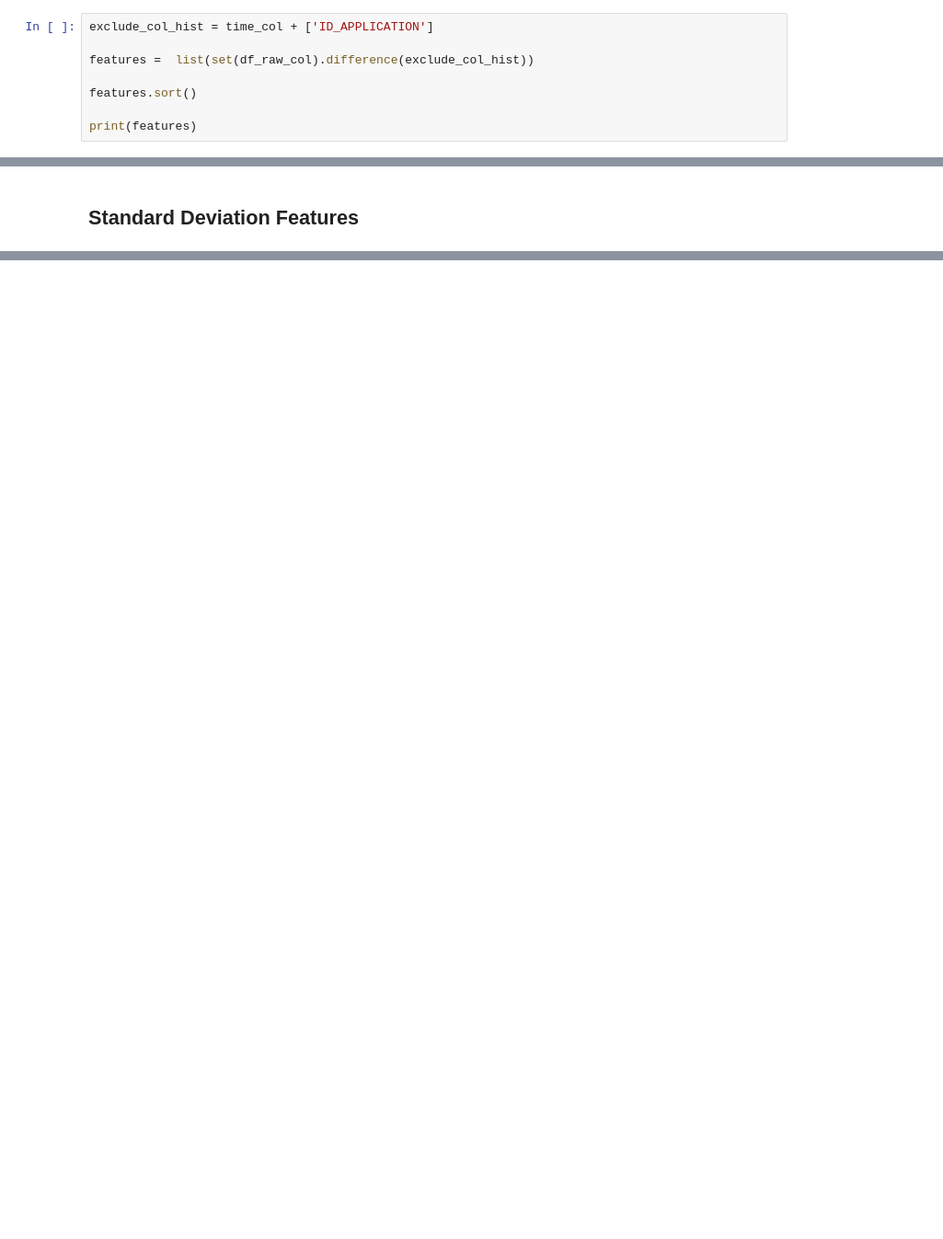
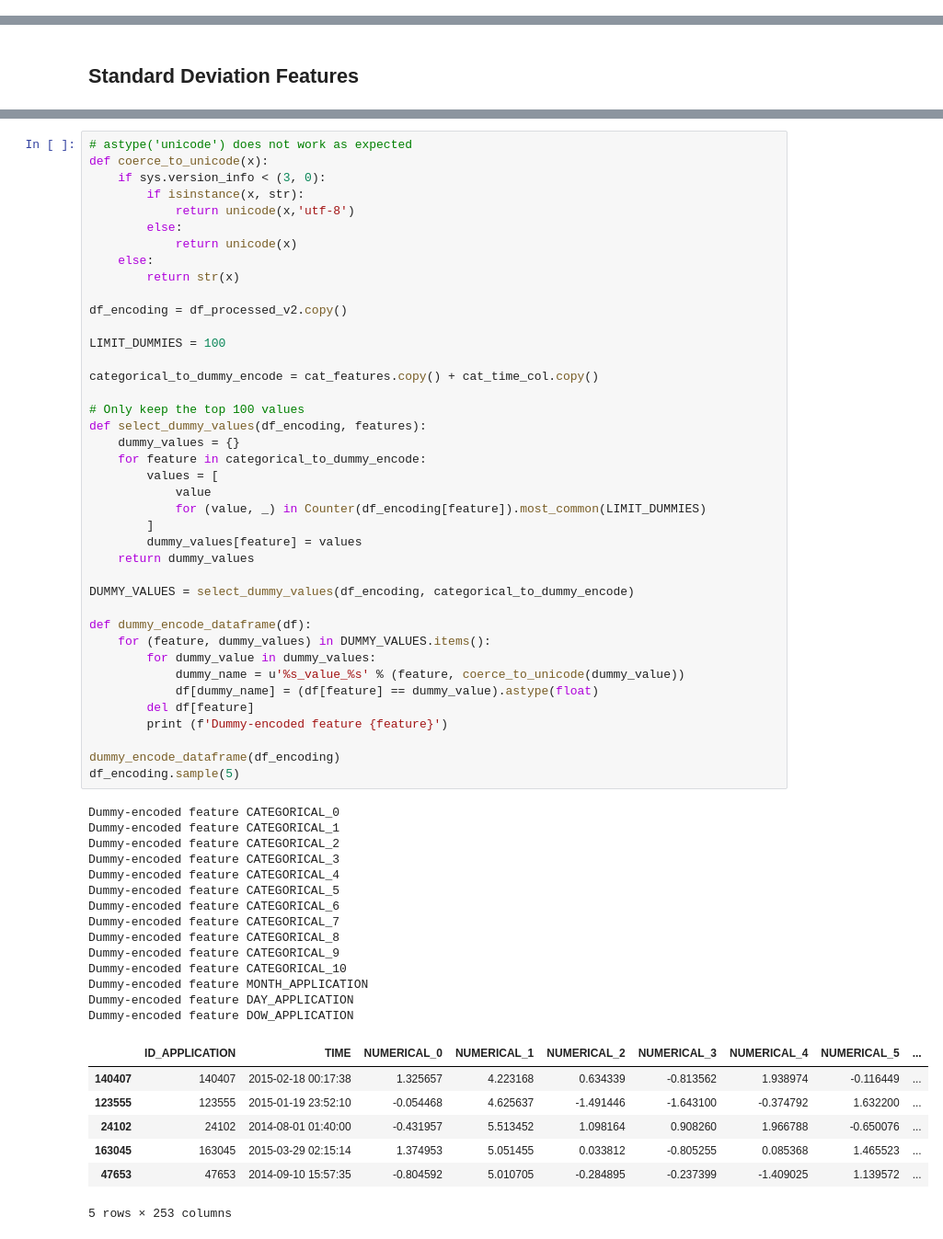
Before and after one commit to duongtruongtrong/hc_ds, a Jupyter notebook: duong_truong_hc_ds_assignment.ipynb, the cells around one changed output, grey strips where cells are left out. Shown at 92% size. Drawn from its saved outputs; the diff is of its cells as text; blank space fills up the shorter version.

```diff
--- a/duong_truong_hc_ds_assignment.ipynb
+++ b/duong_truong_hc_ds_assignment.ipynb
@@ -177,11 +189,3 @@ import numpy as np
 import seaborn as sns
 # %% [markdown]
 ### Histogram
-# %%
-exclude_col_hist = time_col + ['ID_APPLICATION']
-
-features =  list(set(df_raw_col).difference(exclude_col_hist))
-
-features.sort()
-
-print(features)
@@ -391,0 +401,62 @@ df_processed_v2[['NUMERICAL_40', 'NUMERICAL_40_std_dev_last_30_days', 'DATE_APPL
+# %%
+# astype('unicode') does not work as expected
+def coerce_to_unicode(x):
+    if sys.version_info < (3, 0):
+        if isinstance(x, str):
+            return unicode(x,'utf-8')
+        else:
+            return unicode(x)
+    else:
+        return str(x)
+
+df_encoding = df_processed_v2.copy()
+
+LIMIT_DUMMIES = 100
+
+categorical_to_dummy_encode = cat_features.copy() + cat_time_col.copy()
+
+# Only keep the top 100 values
+def select_dummy_values(df_encoding, features):
+    dummy_values = {}
+    for feature in categorical_to_dummy_encode:
+        values = [
+            value
+            for (value, _) in Counter(df_encoding[feature]).most_common(LIMIT_DUMMIES)
+        ]
+        dummy_values[feature] = values
+    return dummy_values
+
+DUMMY_VALUES = select_dummy_values(df_encoding, categorical_to_dummy_encode)
+
+def dummy_encode_dataframe(df):
+    for (feature, dummy_values) in DUMMY_VALUES.items():
+        for dummy_value in dummy_values:
+            dummy_name = u'%s_value_%s' % (feature, coerce_to_unicode(dummy_value))
+            df[dummy_name] = (df[feature] == dummy_value).astype(float)
+        del df[feature]
+        print (f'Dummy-encoded feature {feature}')
+
+dummy_encode_dataframe(df_encoding)
+df_encoding.sample(5)
+# %% [output]
+Dummy-encoded feature CATEGORICAL_0
+Dummy-encoded feature CATEGORICAL_1
+Dummy-encoded feature CATEGORICAL_2
+Dummy-encoded feature CATEGORICAL_3
+Dummy-encoded feature CATEGORICAL_4
+Dummy-encoded feature CATEGORICAL_5
+Dummy-encoded feature CATEGORICAL_6
+Dummy-encoded feature CATEGORICAL_7
+Dummy-encoded feature CATEGORICAL_8
+Dummy-encoded feature CATEGORICAL_9
+Dummy-encoded feature CATEGORICAL_10
+Dummy-encoded feature MONTH_APPLICATION
+Dummy-encoded feature DAY_APPLICATION
+Dummy-encoded feature DOW_APPLICATION
+|  | ID_APPLICATION | TIME | NUMERICAL_0 | NUMERICAL_1 | NUMERICAL_2 | NUMERICAL_3 | NUMERICAL_4 | NUMERICAL_5 | ... |
+| 140407 | 140407 | 2015-02-18 00:17:38 | 1.325657 | 4.223168 | 0.634339 | -0.813562 | 1.938974 | -0.116449 | ... |
+| 123555 | 123555 | 2015-01-19 23:52:10 | -0.054468 | 4.625637 | -1.491446 | -1.643100 | -0.374792 | 1.632200 | ... |
+| 24102 | 24102 | 2014-08-01 01:40:00 | -0.431957 | 5.513452 | 1.098164 | 0.908260 | 1.966788 | -0.650076 | ... |
+| 163045 | 163045 | 2015-03-29 02:15:14 | 1.374953 | 5.051455 | 0.033812 | -0.805255 | 0.085368 | 1.465523 | ... |
+| 47653 | 47653 | 2014-09-10 15:57:35 | -0.804592 | 5.010705 | -0.284895 | -0.237399 | -1.409025 | 1.139572 | ... |
+5 rows × 253 columns
```
Also changed, not shown: parts of 39 cells of this notebook, 1 other file.
